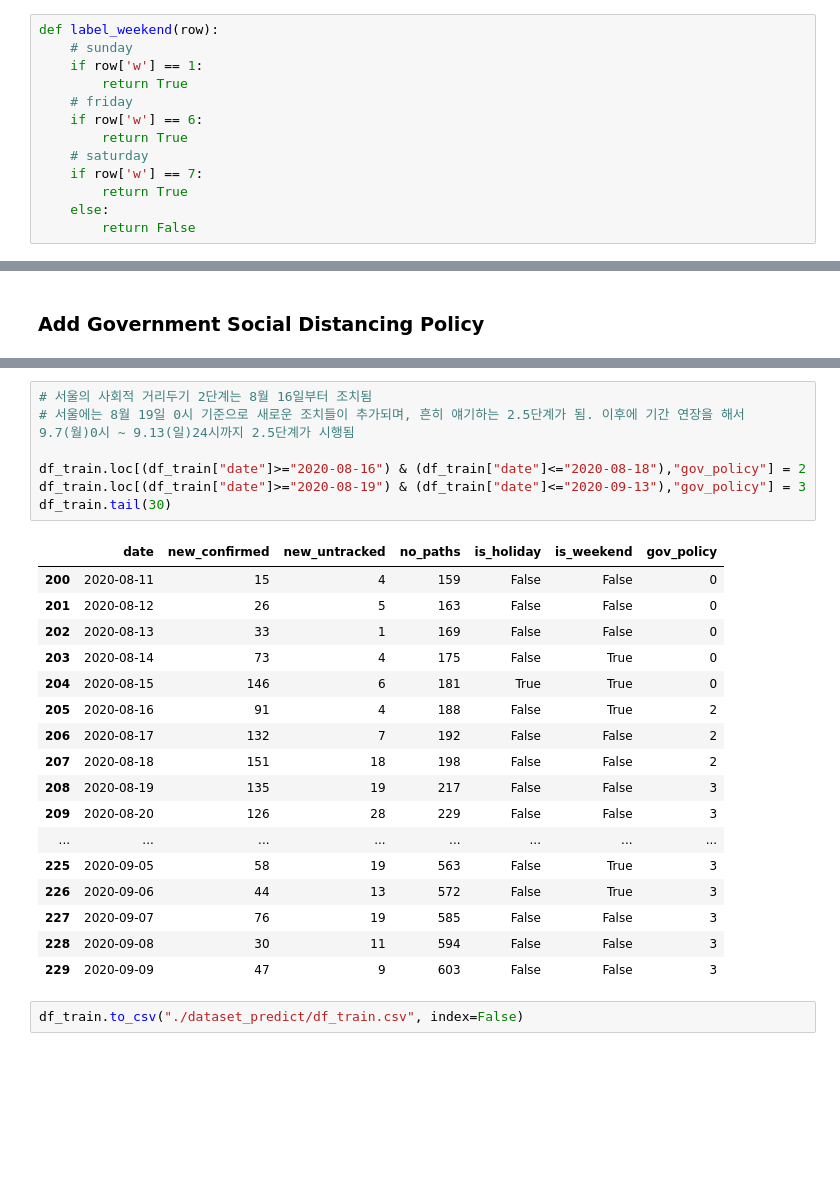
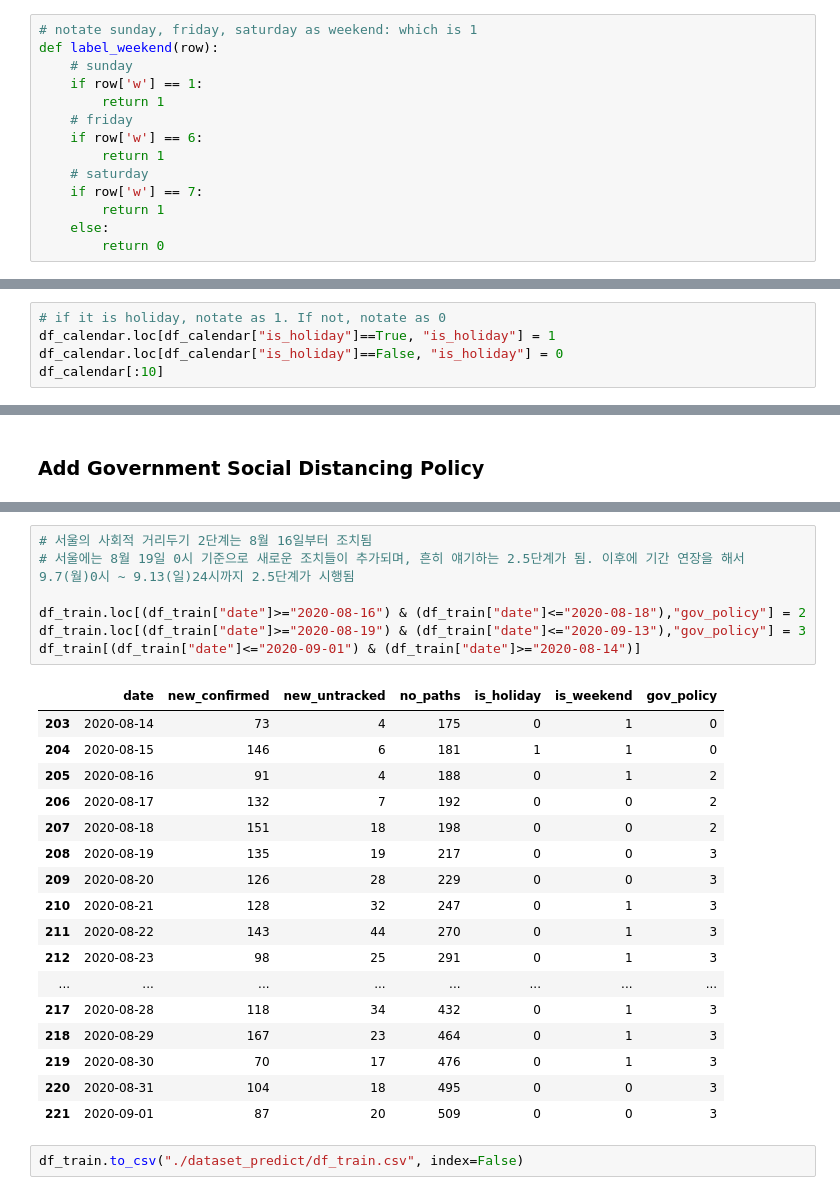
Before and after one commit to snoop2head/covid19_unknown_spread, a Jupyter notebook: wrangle_prediction.ipynb, the cells around one changed output, grey strips where cells are left out. Drawn from its saved outputs; the diff is of its cells as text; blank space fills up the shorter version.

```diff
--- a/wrangle_prediction.ipynb
+++ b/wrangle_prediction.ipynb
@@ -408,18 +402,19 @@ df_calendar.head()
 | 3 | 2000-01-04 | 3 | False |
 | 4 | 2000-01-05 | 4 | False |
 # %%
+# notate sunday, friday, saturday as weekend: which is 1
 def label_weekend(row):
     # sunday
     if row['w'] == 1:
-        return True
+        return 1
     # friday
     if row['w'] == 6:
-        return True
+        return 1
     # saturday
     if row['w'] == 7:
-        return True
+        return 1
     else:
-        return False
+        return 0
 # %%
 df_calendar["is_weekend"] = df_calendar.apply(lambda row: label_weekend(row), axis=1)
 df_calendar.head(10)
@@ -438,3 +433,8 @@ df_calendar.head(10)
 # %%
 # rename dataframe name
 df_calendar.rename(columns = {'sc':'date', 'h':'is_holiday'}, inplace = True)
+# %%
+# if it is holiday, notate as 1. If not, notate as 0
+df_calendar.loc[df_calendar["is_holiday"]==True, "is_holiday"] = 1
+df_calendar.loc[df_calendar["is_holiday"]==False, "is_holiday"] = 0
+df_calendar[:10]
@@ -502,27 +484,27 @@ df_train
 # %%
 # 서울의 사회적 거리두기 2단계는 8월 16일부터 조치됨
 # 서울에는 8월 19일 0시 기준으로 새로운 조치들이 추가되며, 흔히 얘기하는 2.5단계가 됨. 이후에 기간 연장을 해서 9.7(월)0시 ~ 9.13(일)24시까지 2.5단계가 시행됨
 
 df_train.loc[(df_train["date"]>="2020-08-16") & (df_train["date"]<="2020-08-18"),"gov_policy"] = 2
 df_train.loc[(df_train["date"]>="2020-08-19") & (df_train["date"]<="2020-09-13"),"gov_policy"] = 3
-df_train.tail(30)
+df_train[(df_train["date"]<="2020-09-01") & (df_train["date"]>="2020-08-14")]
 # %% [output]
 |  | date | new_confirmed | new_untracked | no_paths | is_holiday | is_weekend | gov_policy |
-| 200 | 2020-08-11 | 15 | 4 | 159 | False | False | 0 |
-| 201 | 2020-08-12 | 26 | 5 | 163 | False | False | 0 |
-| 202 | 2020-08-13 | 33 | 1 | 169 | False | False | 0 |
-| 203 | 2020-08-14 | 73 | 4 | 175 | False | True | 0 |
-| 204 | 2020-08-15 | 146 | 6 | 181 | True | True | 0 |
-| 205 | 2020-08-16 | 91 | 4 | 188 | False | True | 2 |
-| 206 | 2020-08-17 | 132 | 7 | 192 | False | False | 2 |
-| 207 | 2020-08-18 | 151 | 18 | 198 | False | False | 2 |
-| 208 | 2020-08-19 | 135 | 19 | 217 | False | False | 3 |
-| 209 | 2020-08-20 | 126 | 28 | 229 | False | False | 3 |
+| 203 | 2020-08-14 | 73 | 4 | 175 | 0 | 1 | 0 |
+| 204 | 2020-08-15 | 146 | 6 | 181 | 1 | 1 | 0 |
+| 205 | 2020-08-16 | 91 | 4 | 188 | 0 | 1 | 2 |
+| 206 | 2020-08-17 | 132 | 7 | 192 | 0 | 0 | 2 |
+| 207 | 2020-08-18 | 151 | 18 | 198 | 0 | 0 | 2 |
+| 208 | 2020-08-19 | 135 | 19 | 217 | 0 | 0 | 3 |
+| 209 | 2020-08-20 | 126 | 28 | 229 | 0 | 0 | 3 |
+| 210 | 2020-08-21 | 128 | 32 | 247 | 0 | 1 | 3 |
+| 211 | 2020-08-22 | 143 | 44 | 270 | 0 | 1 | 3 |
+| 212 | 2020-08-23 | 98 | 25 | 291 | 0 | 1 | 3 |
 | ... | ... | ... | ... | ... | ... | ... | ... |
-| 225 | 2020-09-05 | 58 | 19 | 563 | False | True | 3 |
-| 226 | 2020-09-06 | 44 | 13 | 572 | False | True | 3 |
-| 227 | 2020-09-07 | 76 | 19 | 585 | False | False | 3 |
-| 228 | 2020-09-08 | 30 | 11 | 594 | False | False | 3 |
-| 229 | 2020-09-09 | 47 | 9 | 603 | False | False | 3 |
+| 217 | 2020-08-28 | 118 | 34 | 432 | 0 | 1 | 3 |
+| 218 | 2020-08-29 | 167 | 23 | 464 | 0 | 1 | 3 |
+| 219 | 2020-08-30 | 70 | 17 | 476 | 0 | 1 | 3 |
+| 220 | 2020-08-31 | 104 | 18 | 495 | 0 | 0 | 3 |
+| 221 | 2020-09-01 | 87 | 20 | 509 | 0 | 0 | 3 |
 # %%
 df_train.to_csv("./dataset_predict/df_train.csv", index=False)
```
Also changed, not shown: parts of 15 cells of this notebook, 2 other files.
